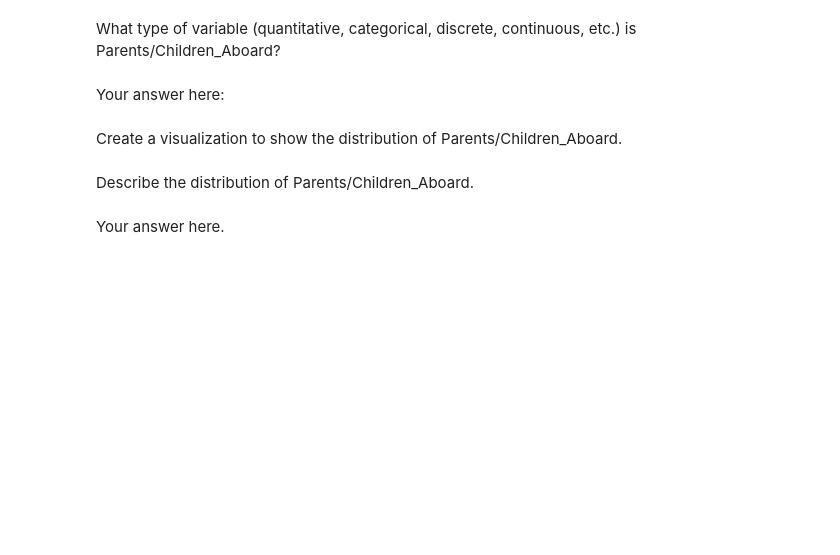
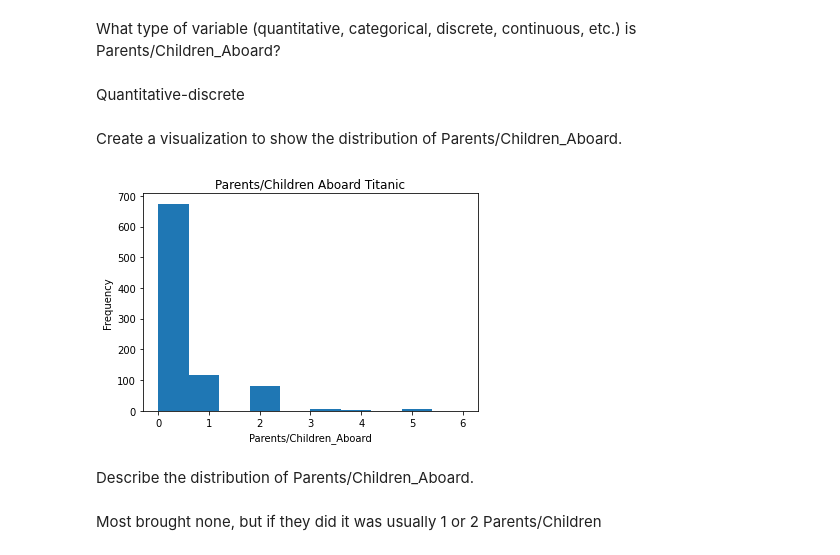
Before and after one commit to Samuel-Egbert31415/DS-Unit-1-Sprint-1-Data-Wrangling-and-Storytelling, a Jupyter notebook: DS_Unit_1_Sprint_Challenge_1_Data_Wrangling_and_Storytelling_(1).ipynb, the cells around one changed output. Saved outputs shown, nothing was run; the diff lists cells and outputs as text; code cells hidden in the pictures; blank space fills up the shorter version.

```diff
--- a/DS_Unit_1_Sprint_Challenge_1_Data_Wrangling_and_Storytelling_(1).ipynb
+++ b/DS_Unit_1_Sprint_Challenge_1_Data_Wrangling_and_Storytelling_(1).ipynb
@@ -258,7 +258,7 @@ Titanic.head()
 | 4 | 0 | 3 | Mr. William Henry Allen | male | 35.0 | 0 | 0 | 8.0500 |
 # %% [markdown]
 What type of variable (quantitative, categorical, discrete, continuous, etc.) is Parents/Children_Aboard?
-# %% [markdown]
-Your answer here:
+# %% [markdown]
+Quantitative-discrete
 # %% [markdown]
 Create a visualization to show the distribution of Parents/Children_Aboard.
@@ -267,4 +265,16 @@ Create a visualization to show the distribution of Parents/Children_Aboard.
+# %%
+import matplotlib.pyplot as plt
+
+plt.hist(Titanic['Parents/Children_Aboard'])
+
+plt.xlabel('Parents/Children_Aboard')
+plt.ylabel('Frequency')
+plt.title('Parents/Children Aboard Titanic')
+
+plt.show()
+# %% [output]
+[figure, added]
 # %% [markdown]
 Describe the distribution of Parents/Children_Aboard.
-# %% [markdown]
-Your answer here.
+# %% [markdown]
+Most brought none, but if they did it was usually 1 or 2 Parents/Children
```
Also changed, not shown: parts of 4 cells of this notebook.
